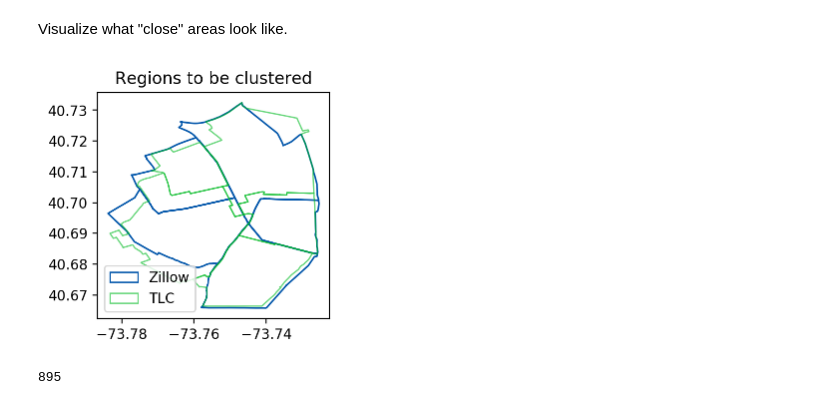
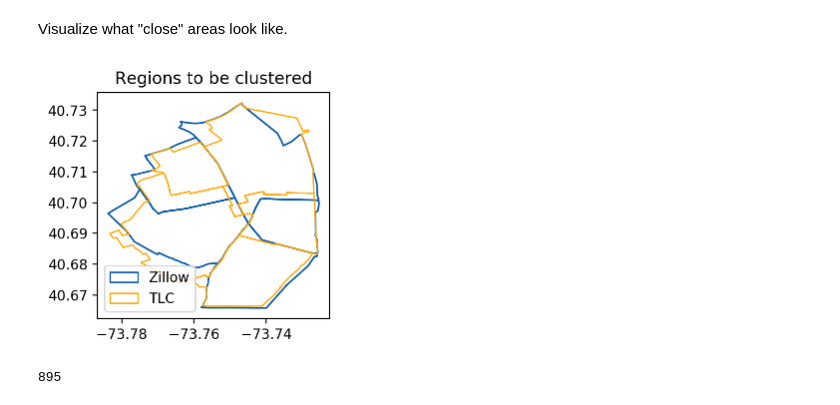
Before and after one commit to ds1004-sp17/ds1004, a Jupyter notebook: deliverable2/score_subgraphs.ipynb, the cells around one changed output. Saved outputs shown, nothing was run; the diff lists cells and outputs as text; code cells hidden in the pictures.

```diff
--- a/deliverable2/score_subgraphs.ipynb
+++ b/deliverable2/score_subgraphs.ipynb
@@ -60,29 +60,29 @@ near_ts = sorted(taxi_zones_shapes[:], key=lambda t:test_pt.distance(t.shape.cen
 # %%
 import matplotlib.patches as mpatches
 import matplotlib.pyplot as plt
 
 z_col = '#0055aaff'
-t_col = '#00bb2299'
+t_col = 'orange'
 
 z_patch = mpatches.Patch(facecolor='white', edgecolor=z_col, label='Zillow')
 t_patch = mpatches.Patch(facecolor='white', edgecolor=t_col, label='TLC')
 
 def plot(shape, **kwargs):
     if shape.type == 'MultiPolygon':
         for g in shape.geoms:
             plot(g, **kwargs)
     else:
         x, y = shape.exterior.xy
         plt.plot(x ,y, **kwargs)
 
 plt.figure(figsize=(3,3))
 plt.title('Regions to be clustered')
 [plot(z.shape, color=z_col, linewidth=1.2) for z in near_zs]
 [plot(t.shape, color=t_col, linewidth=1) for t in near_ts]
 plt.legend(handles=[z_patch, t_patch], loc='best')
 plt.show()
 # %% [output]
-[figure, old version]
+[figure, new version]
 # %%
 # Load adjacency data.
 import json
```
Also changed, not shown: 3 other files.
